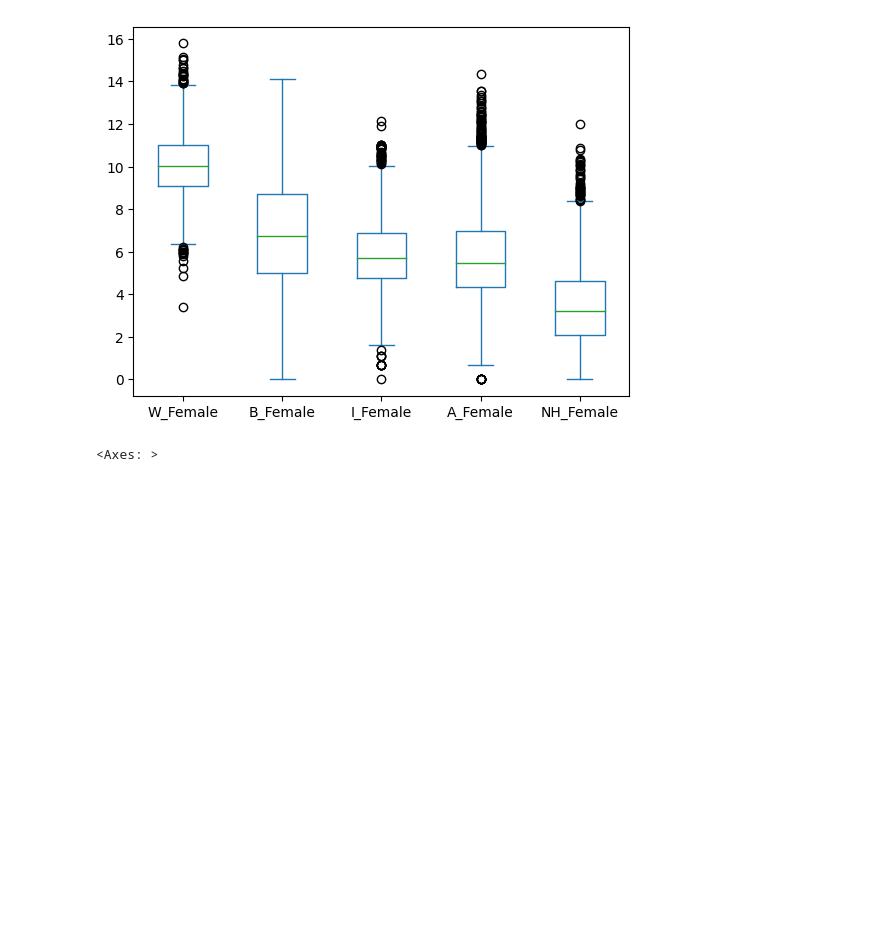
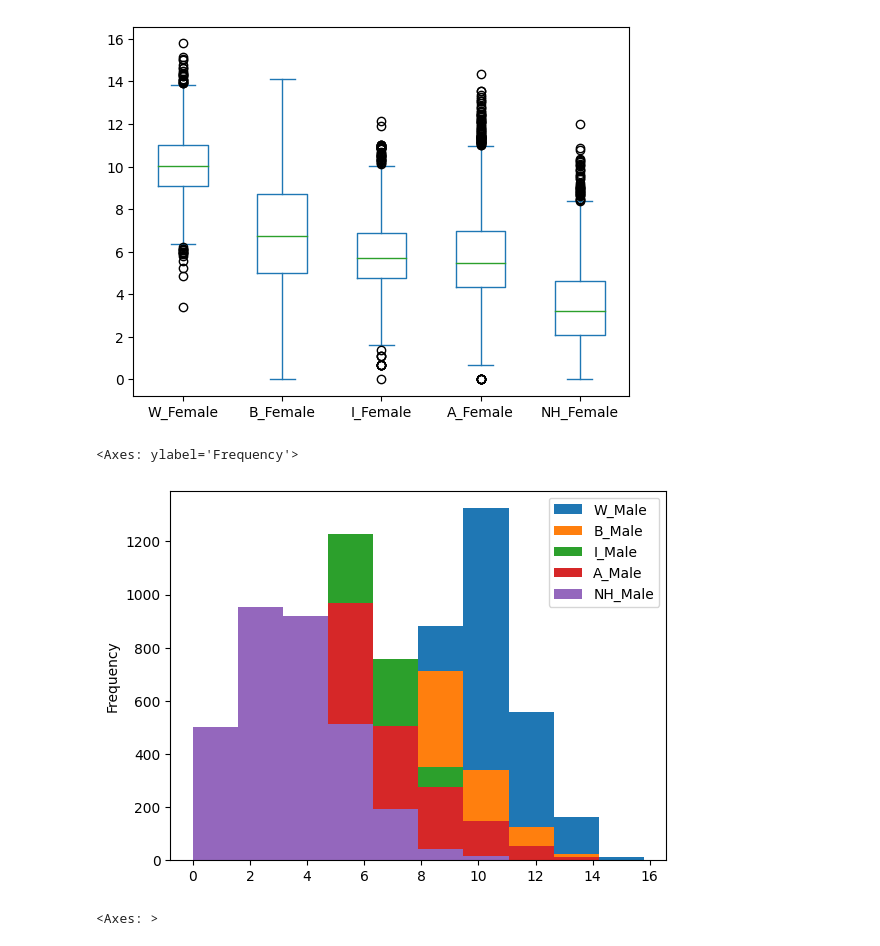
Before and after one commit to pmSLUMSHDS/hds5210-2023, a Jupyter notebook: week09/week09_assignment_2.ipynb, the cells around one changed output. Saved outputs shown, nothing was run; the diff lists cells and outputs as text; code cells hidden in the pictures; blank space fills up the shorter version.

```diff
--- a/week09/week09_assignment_2.ipynb
+++ b/week09/week09_assignment_2.ipynb
@@ -309,6 +311,11 @@ covid_df.plot.box(x = 'Cases', y = ['W_Female', 'B_Female', 'I_Female', 'A_Femal
 # %% [output]
 <Axes: >
 [figure]
+# %%
+covid_df.plot.hist(x = 'Cases', y = ['W_Male', 'B_Male', 'I_Male', 'A_Male', 'NH_Male'])
+# %% [output]
+<Axes: ylabel='Frequency'>
+[figure, added]
 # %%
 covid_df.plot(x = 'Cases', y = ['W_Male', 'B_Male', 'I_Male', 'A_Male', 'NH_Male'], kind = 'box')
 
```
Also changed, not shown: parts of 4 cells of this notebook.
